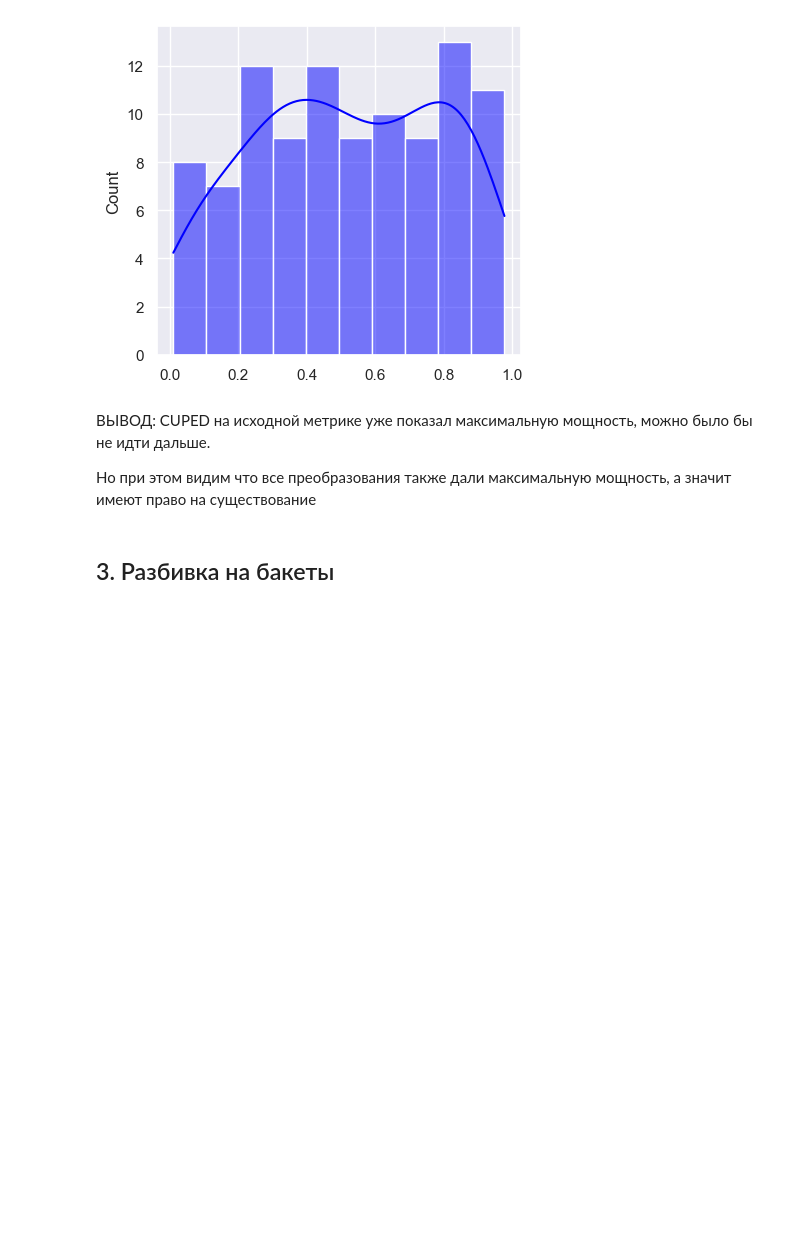
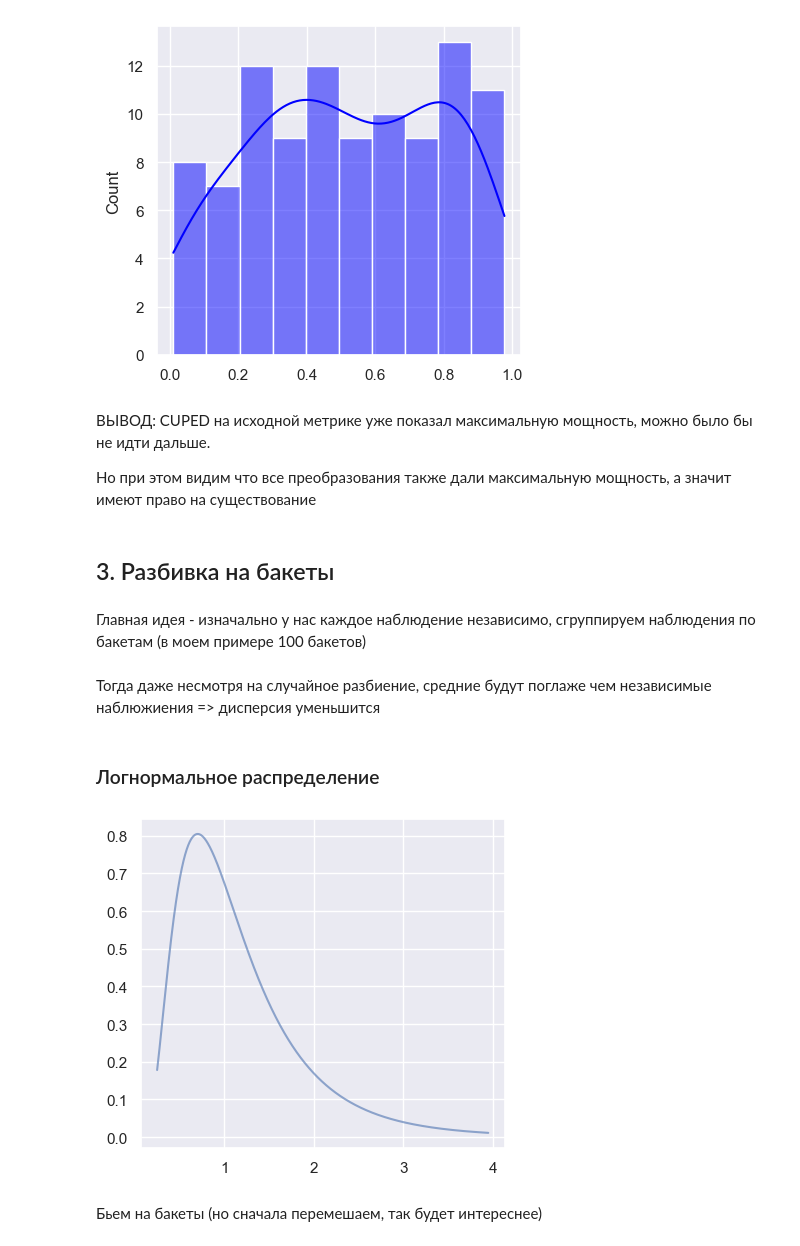
Before and after one commit to TayJen/Uplift---A-B-Testing---Reliable-ML, a Jupyter notebook: ab_testing/homework/HomeWork_2.ipynb, the cells around one changed output. Cells and saved outputs as stored; diff of their text form; code cells hidden in the pictures; blank space fills up the shorter version.

```diff
--- a/ab_testing/homework/HomeWork_2.ipynb
+++ b/ab_testing/homework/HomeWork_2.ipynb
@@ -337,3 +429,21 @@ print(f' power: {(power[power < 0.05].shape[0] / power.shape[0]) * 100}% , corre
 Но при этом видим что все преобразования также дали максимальную мощность, а значит имеют право на существование
 # %% [markdown]
 ## 3. Разбивка на бакеты
+# %% [markdown]
+Главная идея - изначально у нас каждое наблюдение независимо, сгруппируем наблюдения по бакетам (в моем примере 100 бакетов)
+# %% [markdown]
+Тогда даже несмотря на случайное разбиение, средние будут поглаже чем независимые наблюжиения => дисперсия уменьшится
+# %% [markdown]
+### Логнормальное распределение
+# %%
+s = 0.59
+x = np.linspace(scipy.stats.lognorm.ppf(0.01, s),
+                scipy.stats.lognorm.ppf(0.99, s), 40000)
+
+data = stats.lognorm.pdf(x, s)
+plt.plot(x, data, lw=1.5, alpha=0.6)
+plt.show()
+# %% [output]
+[figure, added]
+# %% [markdown]
+Бьем на бакеты (но сначала перемешаем, так будет интереснее)
```
Also changed, not shown: parts of 65 cells of this notebook.
